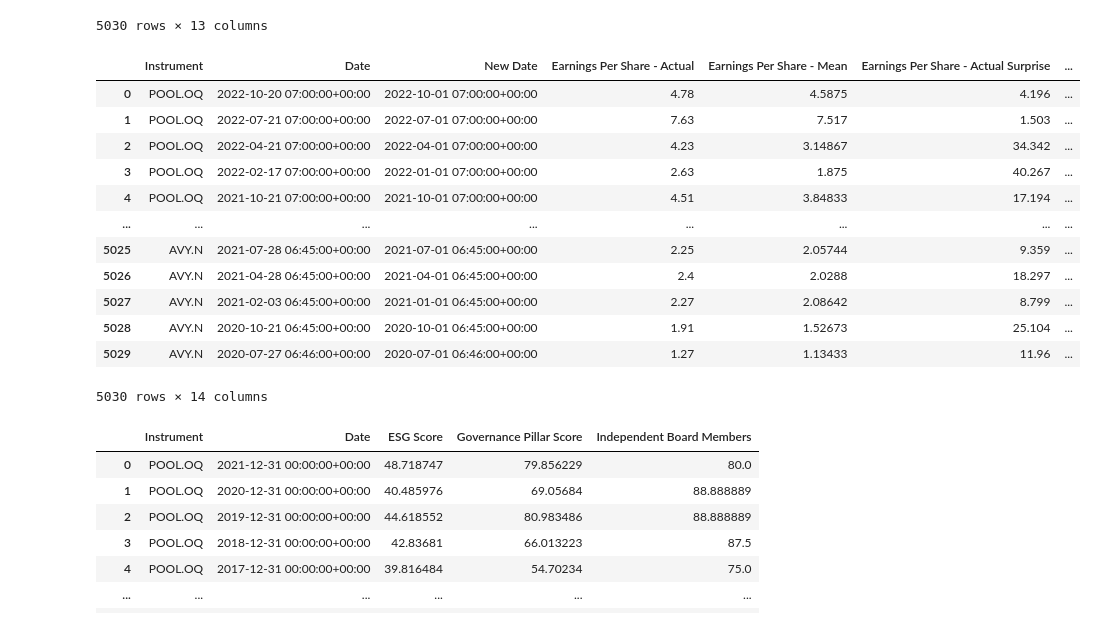
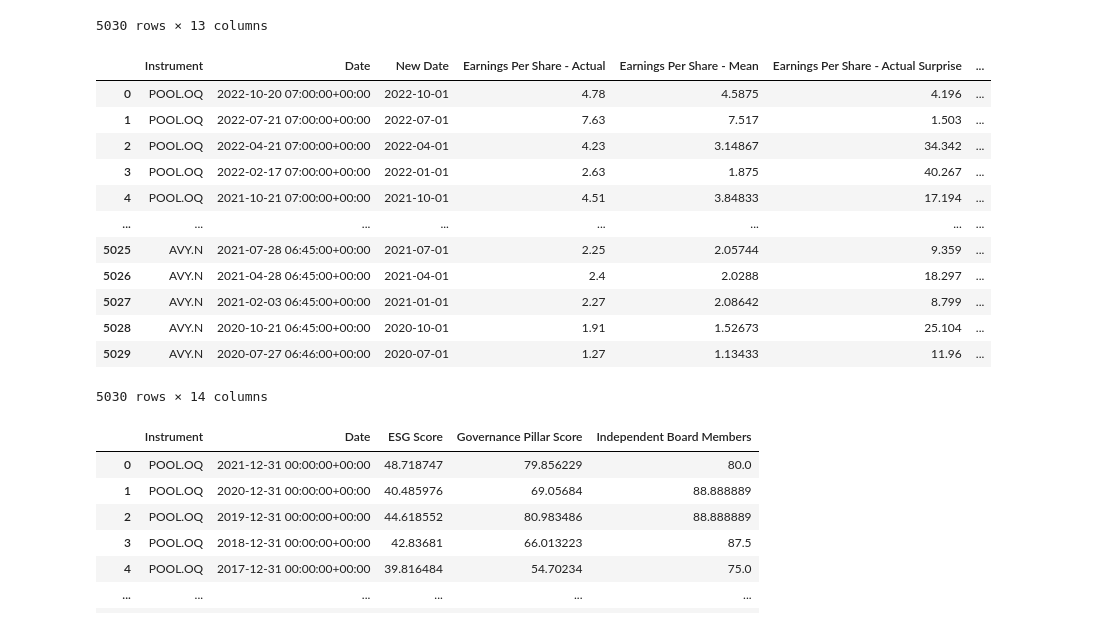
Before and after one commit to yummypugs/GSFM_AnalystForecasts, a Jupyter notebook: Elena/Elena_eikon_timeseries.ipynb, the cells around one changed output. Saved outputs shown, nothing was run; the diff lists cells and outputs as text; code cells hidden in the pictures.

Commit message:
removed the time from the date

```diff
--- a/Elena/Elena_eikon_timeseries.ipynb
+++ b/Elena/Elena_eikon_timeseries.ipynb
@@ -136,45 +136,45 @@ for i in range(len(df)):
     if df.loc[i, "Date"].month == 1:
         df.loc[i, "New Date"] = df.loc[i, "Date"].replace(month=1, day=1)
     elif df.loc[i, "Date"].month == 2:
         df.loc[i, "New Date"] = df.loc[i, "Date"].replace(month=1, day=1)
     elif df.loc[i, "Date"].month == 3:
         df.loc[i, "New Date"] = df.loc[i, "Date"].replace(month=1, day=1)
     elif df.loc[i, "Date"].month == 4:
         df.loc[i, "New Date"] = df.loc[i, "Date"].replace(month=4, day=1)
     elif df.loc[i, "Date"].month == 5:
         df.loc[i, "New Date"] = df.loc[i, "Date"].replace(month=4, day=1)
     elif df.loc[i, "Date"].month == 6:
         df.loc[i, "New Date"] = df.loc[i, "Date"].replace(month=4, day=1)
     elif df.loc[i, "Date"].month == 7:
         df.loc[i, "New Date"] = df.loc[i, "Date"].replace(month=7, day=1)
     elif df.loc[i, "Date"].month == 8:
         df.loc[i, "New Date"] = df.loc[i, "Date"].replace(month=7, day=1)
     elif df.loc[i, "Date"].month == 9:
         df.loc[i, "New Date"] = df.loc[i, "Date"].replace(month=7, day=1)
     elif df.loc[i, "Date"].month == 10:
         df.loc[i, "New Date"] = df.loc[i, "Date"].replace(month=10, day=1)
     elif df.loc[i, "Date"].month == 11:
         df.loc[i, "New Date"] = df.loc[i, "Date"].replace(month=10, day=1)
     elif df.loc[i, "Date"].month == 12:
         df.loc[i, "New Date"] = df.loc[i, "Date"].replace(month=10, day=1)
 
 df.insert(2, "New Date", df.pop("New Date"))
-df["New Date"] = pd.to_datetime(df["New Date"])
+df["New Date"] = pd.to_datetime(df["New Date"]).dt.date
 
 df
 # %% [output]
 |  | Instrument | Date | New Date | Earnings Per Share - Actual | Earnings Per Share - Mean | Earnings Per Share - Actual Surprise | ... |
-| 0 | POOL.OQ | 2022-10-20 07:00:00+00:00 | 2022-10-01 07:00:00+00:00 | 4.78 | 4.5875 | 4.196 | ... |
-| 1 | POOL.OQ | 2022-07-21 07:00:00+00:00 | 2022-07-01 07:00:00+00:00 | 7.63 | 7.517 | 1.503 | ... |
-| 2 | POOL.OQ | 2022-04-21 07:00:00+00:00 | 2022-04-01 07:00:00+00:00 | 4.23 | 3.14867 | 34.342 | ... |
-| 3 | POOL.OQ | 2022-02-17 07:00:00+00:00 | 2022-01-01 07:00:00+00:00 | 2.63 | 1.875 | 40.267 | ... |
-| 4 | POOL.OQ | 2021-10-21 07:00:00+00:00 | 2021-10-01 07:00:00+00:00 | 4.51 | 3.84833 | 17.194 | ... |
+| 0 | POOL.OQ | 2022-10-20 07:00:00+00:00 | 2022-10-01 | 4.78 | 4.5875 | 4.196 | ... |
+| 1 | POOL.OQ | 2022-07-21 07:00:00+00:00 | 2022-07-01 | 7.63 | 7.517 | 1.503 | ... |
+| 2 | POOL.OQ | 2022-04-21 07:00:00+00:00 | 2022-04-01 | 4.23 | 3.14867 | 34.342 | ... |
+| 3 | POOL.OQ | 2022-02-17 07:00:00+00:00 | 2022-01-01 | 2.63 | 1.875 | 40.267 | ... |
+| 4 | POOL.OQ | 2021-10-21 07:00:00+00:00 | 2021-10-01 | 4.51 | 3.84833 | 17.194 | ... |
 | ... | ... | ... | ... | ... | ... | ... | ... |
-| 5025 | AVY.N | 2021-07-28 06:45:00+00:00 | 2021-07-01 06:45:00+00:00 | 2.25 | 2.05744 | 9.359 | ... |
-| 5026 | AVY.N | 2021-04-28 06:45:00+00:00 | 2021-04-01 06:45:00+00:00 | 2.4 | 2.0288 | 18.297 | ... |
-| 5027 | AVY.N | 2021-02-03 06:45:00+00:00 | 2021-01-01 06:45:00+00:00 | 2.27 | 2.08642 | 8.799 | ... |
-| 5028 | AVY.N | 2020-10-21 06:45:00+00:00 | 2020-10-01 06:45:00+00:00 | 1.91 | 1.52673 | 25.104 | ... |
-| 5029 | AVY.N | 2020-07-27 06:46:00+00:00 | 2020-07-01 06:46:00+00:00 | 1.27 | 1.13433 | 11.96 | ... |
+| 5025 | AVY.N | 2021-07-28 06:45:00+00:00 | 2021-07-01 | 2.25 | 2.05744 | 9.359 | ... |
+| 5026 | AVY.N | 2021-04-28 06:45:00+00:00 | 2021-04-01 | 2.4 | 2.0288 | 18.297 | ... |
+| 5027 | AVY.N | 2021-02-03 06:45:00+00:00 | 2021-01-01 | 2.27 | 2.08642 | 8.799 | ... |
+| 5028 | AVY.N | 2020-10-21 06:45:00+00:00 | 2020-10-01 | 1.91 | 1.52673 | 25.104 | ... |
+| 5029 | AVY.N | 2020-07-27 06:46:00+00:00 | 2020-07-01 | 1.27 | 1.13433 | 11.96 | ... |
 5030 rows × 14 columns
 # %%
 economic_story_yearly = ["TR.TRESGScore.date", "TR.TRESGScore", "TR.GovernancePillarScore", "TR.AnalyticIndepBoard"]
```
Also changed, not shown: parts of 2 cells of this notebook.
